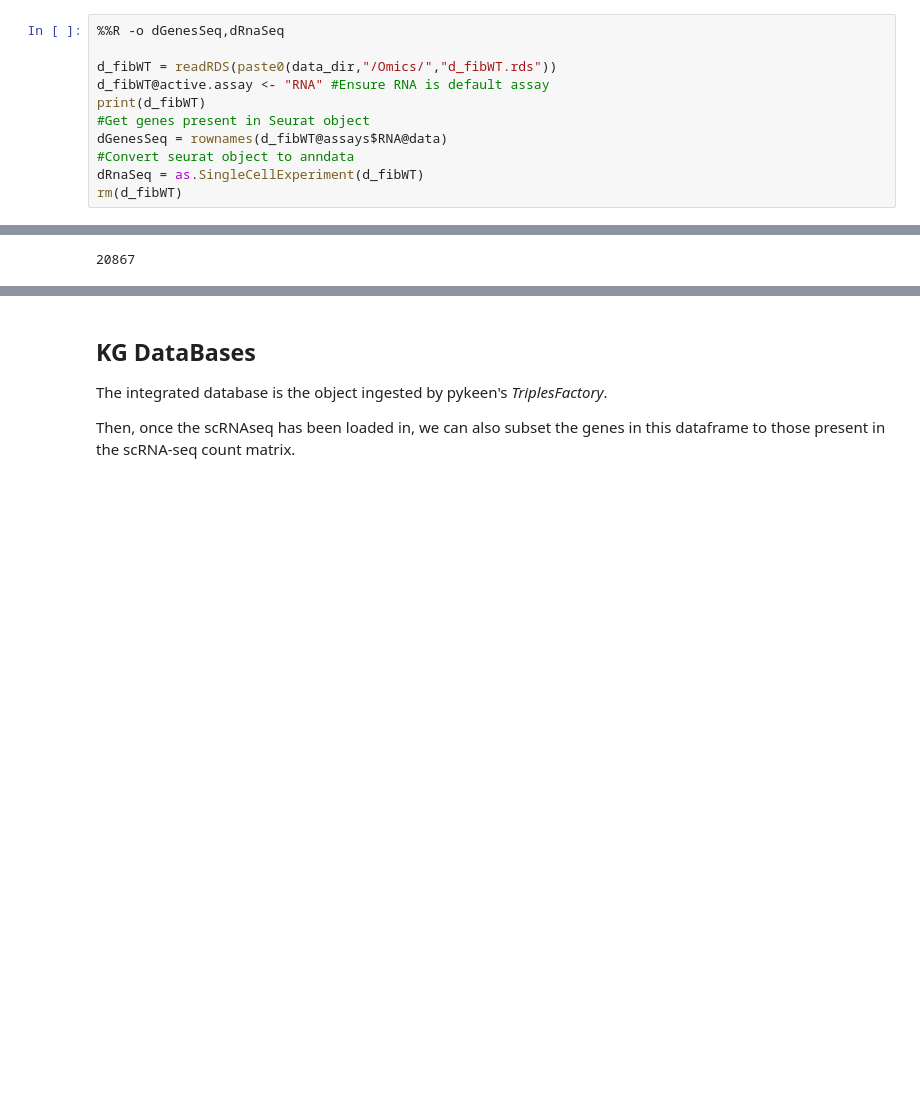
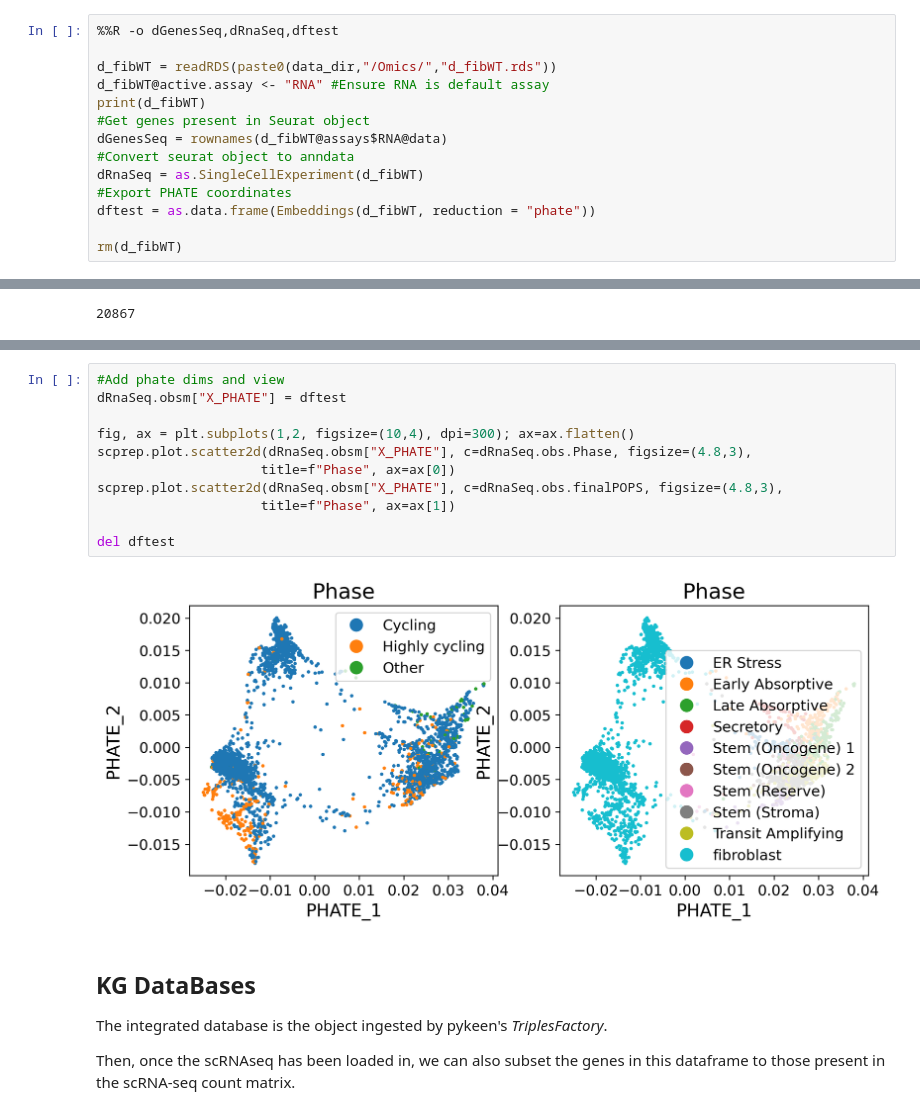
Before and after one commit to FerranC96/sKG4cellCommns, a Jupyter notebook: twoSEQ.ipynb, the cells around one changed output, grey strips where cells are left out. Cells and saved outputs as stored; diff of their text form; blank space fills up the shorter version.

Commit message:
Anndata object and plots. B4 2approach start.

```diff
--- a/twoSEQ.ipynb
+++ b/twoSEQ.ipynb
@@ -76,5 +76,5 @@ R[write to console]: Attaching sp
 # %%
-%%R -o dGenesSeq,dRnaSeq
+%%R -o dGenesSeq,dRnaSeq,dftest
 
 d_fibWT = readRDS(paste0(data_dir,"/Omics/","d_fibWT.rds"))
 d_fibWT@active.assay <- "RNA" #Ensure RNA is default assay
@@ -83,6 +83,9 @@ print(d_fibWT)
 dGenesSeq = rownames(d_fibWT@assays$RNA@data)
 #Convert seurat object to anndata
 dRnaSeq = as.SingleCellExperiment(d_fibWT)
+#Export PHATE coordinates
+dftest = as.data.frame(Embeddings(d_fibWT, reduction = "phate"))
+
 rm(d_fibWT)
 # %% [output]
 An object of class Seurat
@@ -106,3 +129,16 @@ AnnData object with n_obs × n_vars = 3698 × 20867
+# %%
+#Add phate dims and view
+dRnaSeq.obsm["X_PHATE"] = dftest
+
+fig, ax = plt.subplots(1,2, figsize=(10,4), dpi=300); ax=ax.flatten()
+scprep.plot.scatter2d(dRnaSeq.obsm["X_PHATE"], c=dRnaSeq.obs.Phase, figsize=(4.8,3),
+                     title=f"Phase", ax=ax[0])
+scprep.plot.scatter2d(dRnaSeq.obsm["X_PHATE"], c=dRnaSeq.obs.finalPOPS, figsize=(4.8,3),
+                     title=f"Phase", ax=ax[1])
+
+del dftest
+# %% [output]
+[figure, added]
 # %% [markdown]
 ## KG DataBases
 
```
Also changed, not shown: parts of 6 cells of this notebook.
